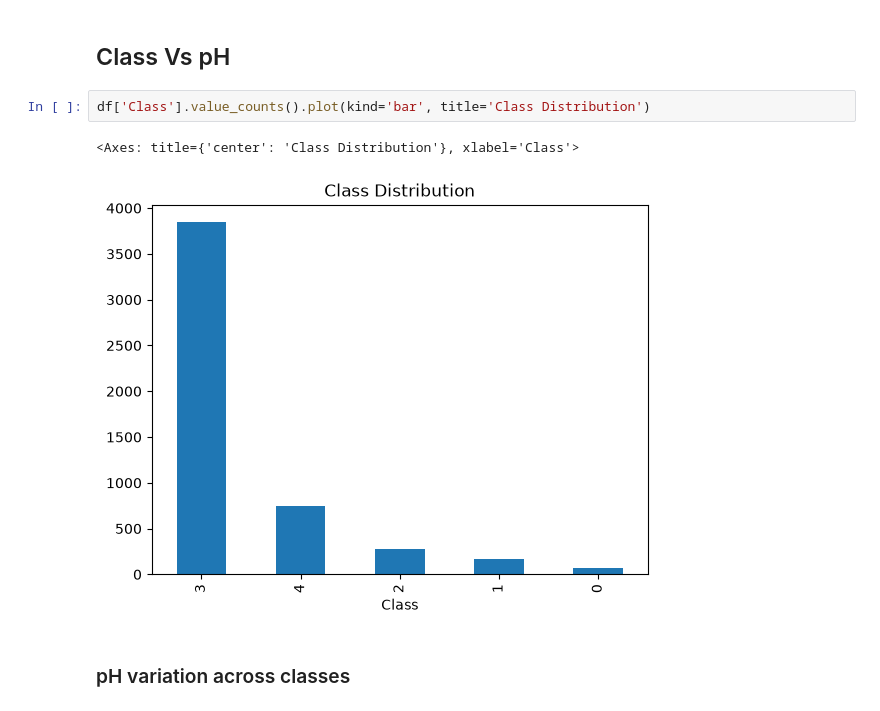
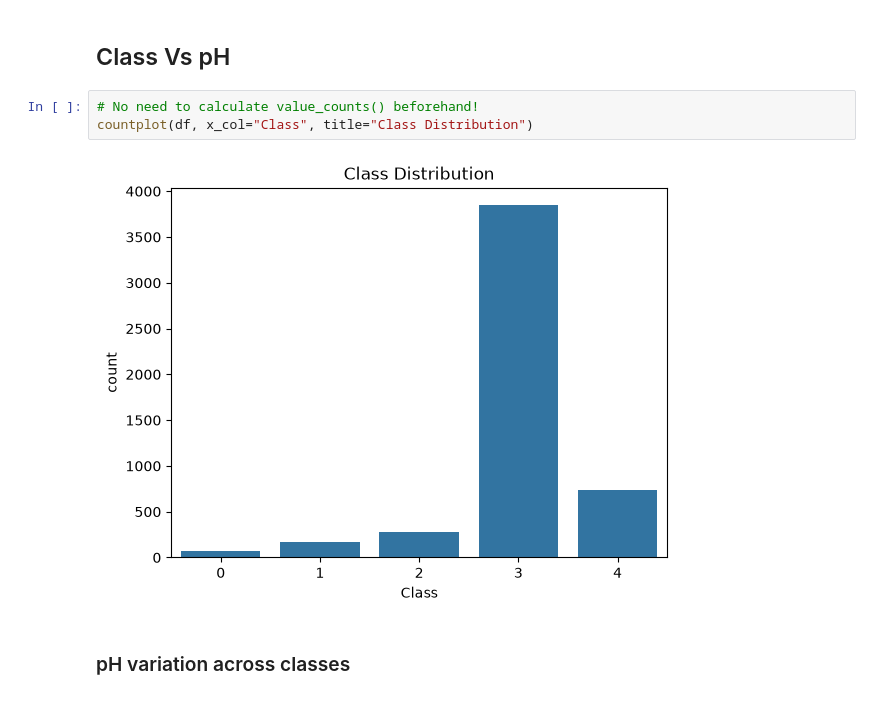
Before and after one commit to Er-Rajas/aquaclass-Water-Quality-Classifier, a Jupyter notebook: notebooks/eda.ipynb, the cells around one changed output. Cells and saved outputs as stored; diff of their text form.

```diff
--- a/notebooks/eda.ipynb
+++ b/notebooks/eda.ipynb
@@ -49,11 +44,11 @@ df.head(10)
 ---
 # %% [markdown]
 ## Class Vs pH
-# %%
-df['Class'].value_counts().plot(kind='bar', title='Class Distribution')
-# %% [output]
-<Axes: title={'center': 'Class Distribution'}, xlabel='Class'>
-[figure, removed]
+# %%
+# No need to calculate value_counts() beforehand!
+countplot(df, x_col="Class", title="Class Distribution")
+# %% [output]
+[figure, added]
 # %% [markdown]
 ### pH variation across classes
 # %%
```
Also changed, not shown: parts of 30 cells of this notebook, 6 other files.
